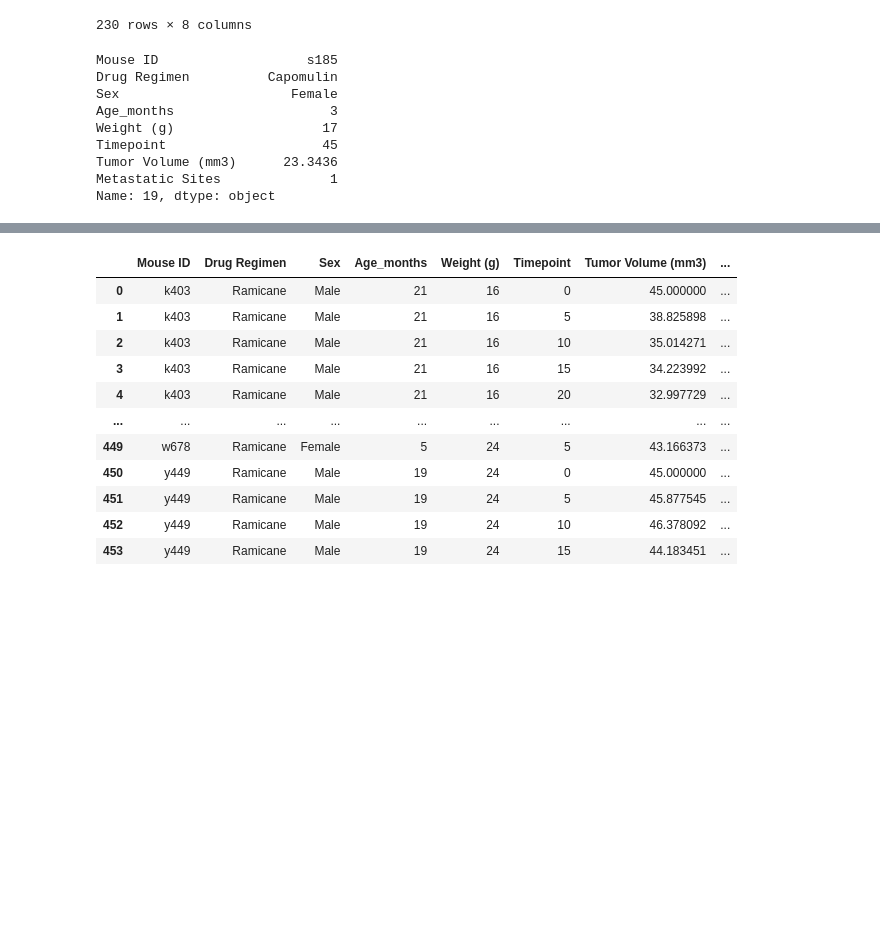
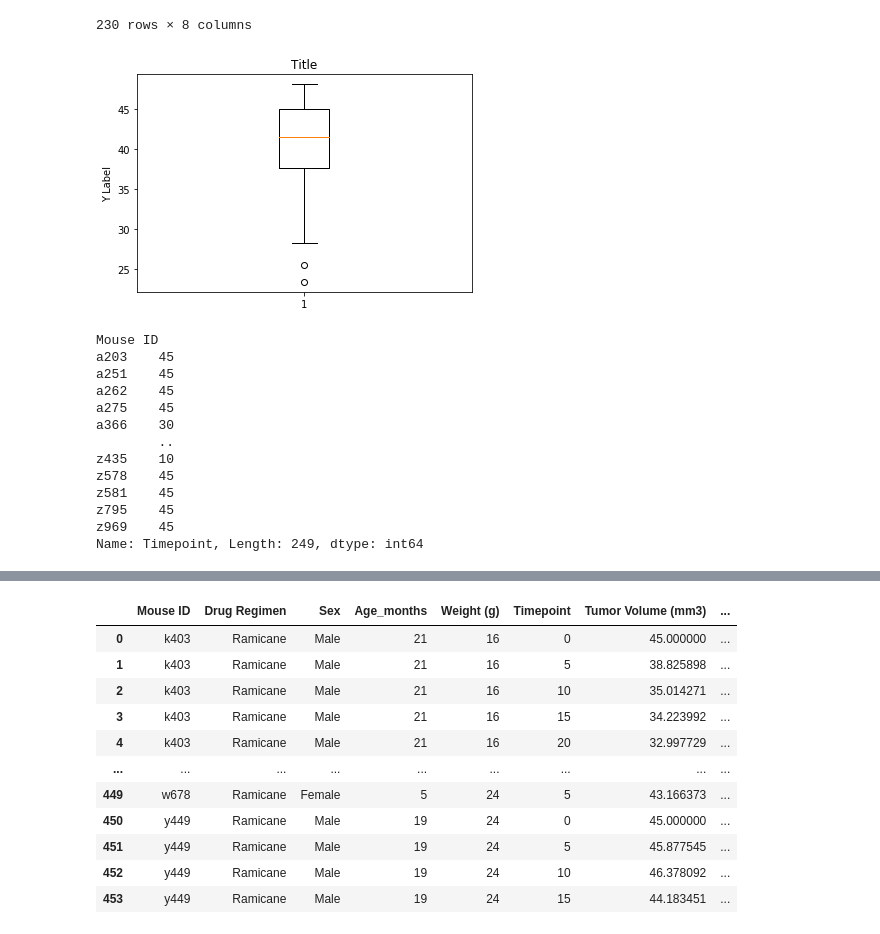
Before and after one commit to carolinelarry/homework_5, a Jupyter notebook: Power of Plots.ipynb, the cells around one changed output, grey strips where cells are left out. Saved outputs shown, nothing was run; the diff lists cells and outputs as text; code cells hidden in the pictures; blank space fills up the shorter version.

```diff
--- a/Power of Plots.ipynb
+++ b/Power of Plots.ipynb
@@ -232,22 +234,31 @@ capomulin_df
 230 rows × 8 columns
 # %%
 #Box and whisker plot for capomlin
-#fig1, ax1 = plt.subplots()
-#ax1.set_title('Title')
-#ax1.set_ylabel('Y Label')
-#ax1.boxplot(capomulin_df["Tumor Volume (mm3)"])
-#plt.show()
+fig1, ax1 = plt.subplots()
+ax1.set_title('Title')
+ax1.set_ylabel('Y Label')
+ax1.boxplot(capomulin_df["Tumor Volume (mm3)"])
+plt.show()
+# %% [output]
+[figure, added]
 # %%
 #Finding highest value in "Timepoint"
-max_timepoint_cap = capomulin_df.loc[capomulin_df["Timepoint"].idxmax()]
-max_timepoint_cap
+#max_timepoint_cap = capomulin_df.loc[capomulin_df["Timepoint"].idxmax()]
+#max_timepoint_cap
+
+max_timepoint = merge_df.groupby(['Mouse ID'])['Timepoint'].max()
+max_timepoint
 # %% [output]
-Mouse ID                   s185
-Drug Regimen          Capomulin
-Sex                      Female
-Age_months                    3
-Weight (g)                   17
-Timepoint                    45
-Tumor Volume (mm3)      23.3436
-Metastatic Sites              1
-Name: 19, dtype: object
+Mouse ID
+a203    45
+a251    45
+a262    45
+a275    45
+a366    30
+        ..
+z435    10
+z578    45
+z581    45
+z795    45
+z969    45
+Name: Timepoint, Length: 249, dtype: int64
```
Also changed, not shown: parts of 11 cells of this notebook.
